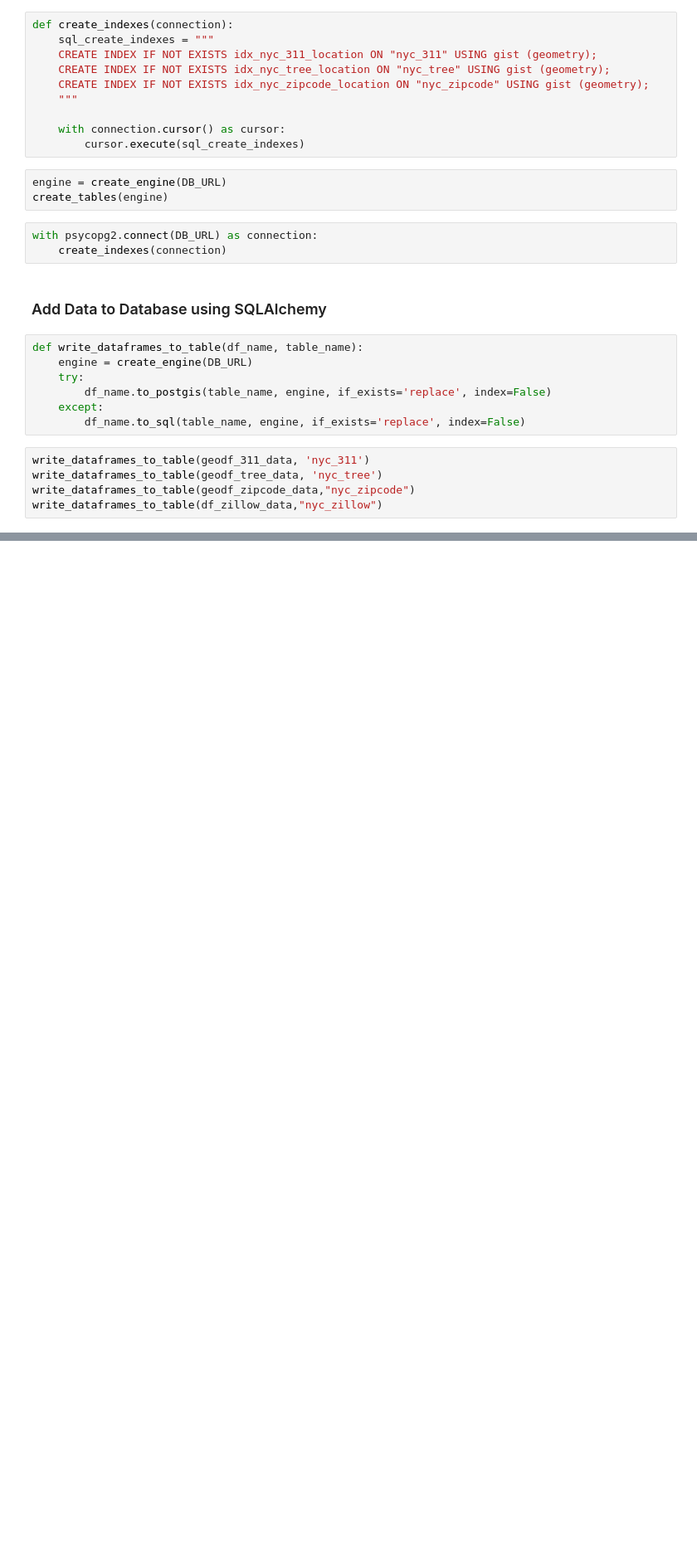
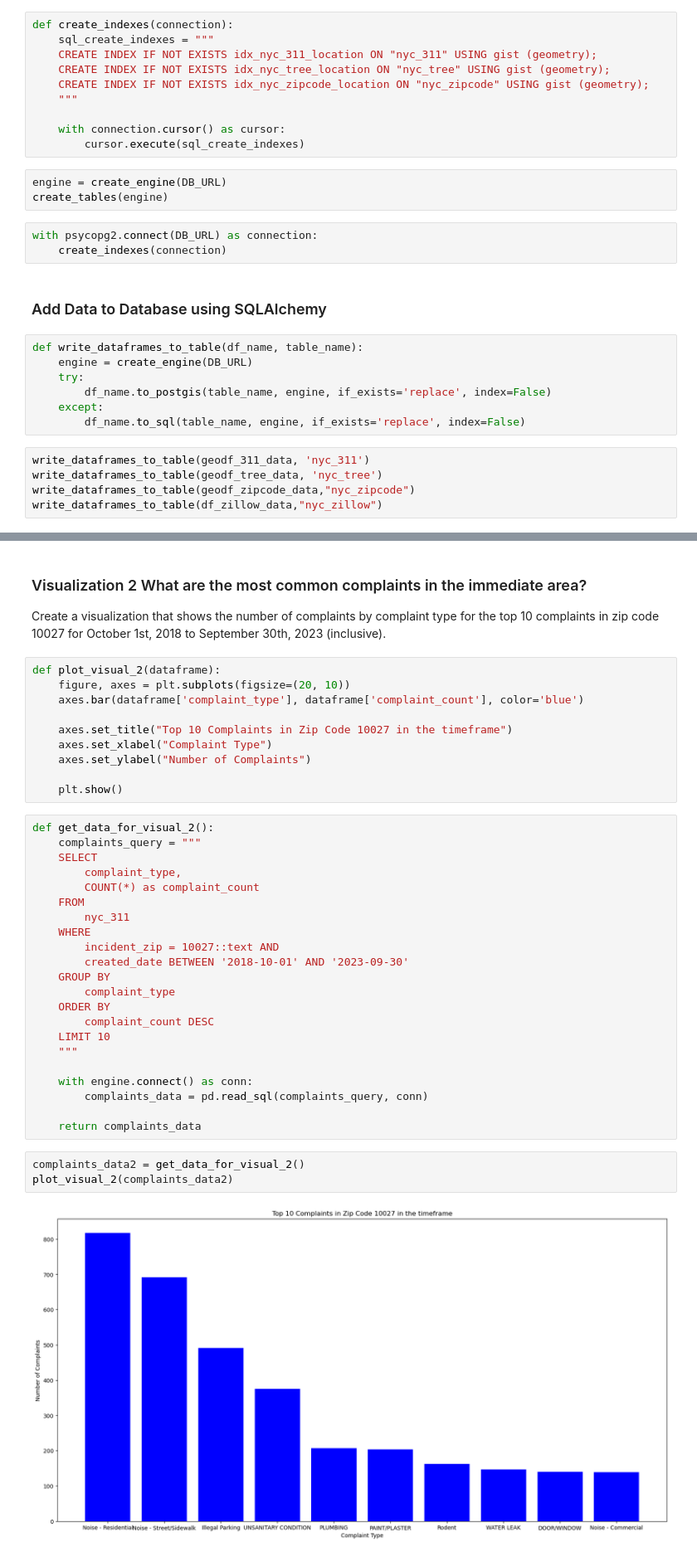
Before and after one commit to MingweiHe1/Group24Project4501, a Jupyter notebook: 4501Project.ipynb, the cells around one changed output, grey strips where cells are left out. Shown at 83% size. Drawn from its saved outputs; the diff is of its cells as text; blank space fills up the shorter version.

```diff
--- a/4501Project.ipynb
+++ b/4501Project.ipynb
@@ -773,0 +826,40 @@ write_query_to_file(QUERY_6, QUERY_6_FILENAME)
+# %% [markdown]
+### Visualization 2 What are the most common complaints in the immediate area?
+Create a visualization that shows the number of complaints by complaint type for the top 10 complaints in zip code 10027 for October 1st, 2018 to September 30th, 2023 (inclusive).
+# %%
+def plot_visual_2(dataframe):
+    figure, axes = plt.subplots(figsize=(20, 10))
+    axes.bar(dataframe['complaint_type'], dataframe['complaint_count'], color='blue')
+
+    axes.set_title("Top 10 Complaints in Zip Code 10027 in the timeframe")
+    axes.set_xlabel("Complaint Type")
+    axes.set_ylabel("Number of Complaints")
+
+    plt.show()
+# %%
+def get_data_for_visual_2():
+    complaints_query = """
+    SELECT
+        complaint_type,
+        COUNT(*) as complaint_count
+    FROM
+        nyc_311
+    WHERE
+        incident_zip = 10027::text AND
+        created_date BETWEEN '2018-10-01' AND '2023-09-30'
+    GROUP BY
+        complaint_type
+    ORDER BY
+        complaint_count DESC
+    LIMIT 10
+    """
+
+    with engine.connect() as conn:
+        complaints_data = pd.read_sql(complaints_query, conn)
+
+    return complaints_data
+# %%
+complaints_data2 = get_data_for_visual_2()
+plot_visual_2(complaints_data2)
+# %% [output]
+[figure, added]
```
Also changed, not shown: parts of 65 cells of this notebook.
